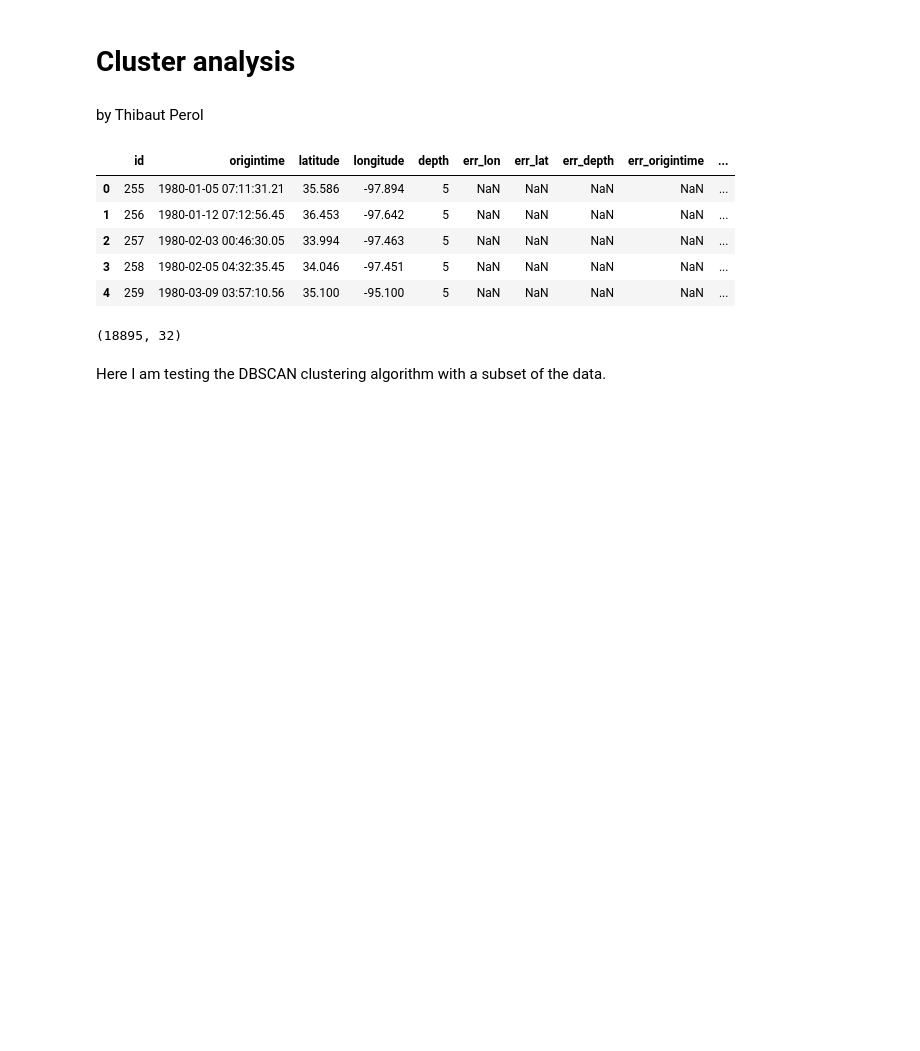
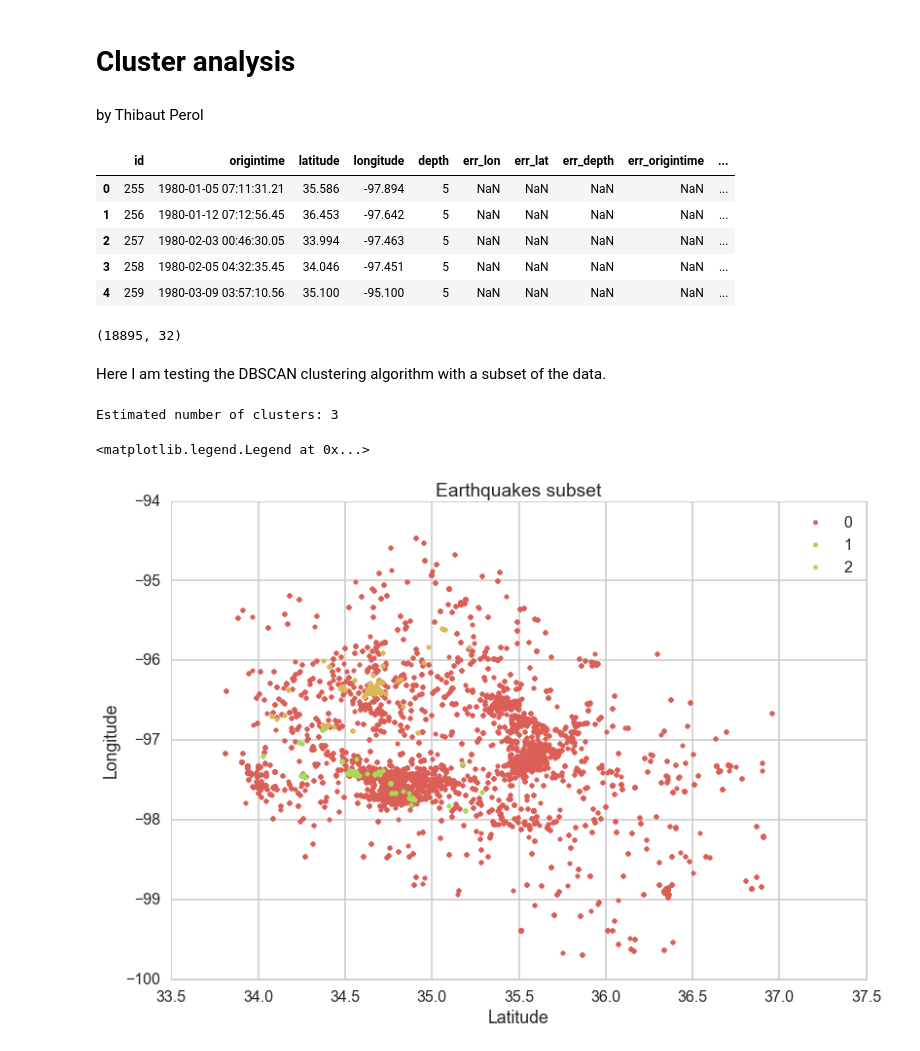
Before and after one commit to tperol/earthquake-clusters, a Jupyter notebook: cluster-analysis.ipynb, the cells around one changed output. Drawn from its saved outputs; the diff is of its cells as text; code cells hidden in the pictures; blank space fills up the shorter version.

Commit message:
have working example using DBSCAN

```diff
--- a/cluster-analysis.ipynb
+++ b/cluster-analysis.ipynb
@@ -61,7 +61,7 @@ Here I am testing the DBSCAN clustering algorithm with a subset of the data.
 # %%
 # define subset of data
 # choose randomly 1e3 values
-sample_size = 1000
+sample_size = since_1980_df.shape[0]/2
 subset = since_1980_df.iloc[random.sample(since_1980_df.index,sample_size)]
 # import libraries for DBSCAN
 from sklearn.cluster import DBSCAN
@@ -70,5 +70,36 @@ from sklearn.preprocessing import StandardScaler
 
 ##############################################################################
 # Compute DBSCAN
-X = [subset.latitude,subset.longitude]
-db = DBSCAN().fit(X)
+centers = [[1, 1], [-1, -1], [1, -1]]
+X_t = []
+
+for (lat,longi,z) in zip(subset.latitude,subset.longitude,subset.depth):
+    X_t.append([lat,longi,z])
+np.array(X_t)
+db = DBSCAN(min_samples=100).fit(X_t)
+labels = db.labels_
+
+# Number of clusters in labels, ignoring noise if present.
+# note that noise is when the label is -1
+n_clusters_ = len(set(labels)) - (1 if -1 in labels else 0)
+
+print('Estimated number of clusters: %d' % n_clusters_)
+# print("Silhouette Coefficient: %0.3f"
+#       % metrics.silhouette_score(X, labels))
+# %% [output]
+Estimated number of clusters: 3
+# %%
+# get the set of labels
+various_labels = set(labels)
+sns.set_palette('husl')
+for i in range(0,len(list(various_labels))):
+    if list(various_labels)[i]!=-1:
+        mask = db.labels_ == list(various_labels)[i]
+        plt.scatter(subset.latitude[mask], subset.longitude[mask],label=list(various_labels)[i], color = sns.color_palette('hls',9)[i], alpha =1)
+plt.xlabel('Latitude')
+plt.ylabel('Longitude')
+plt.title("Earthquakes subset")
+plt.legend()
+# %% [output]
+<matplotlib.legend.Legend at 0x...>
+[figure, added]
```
